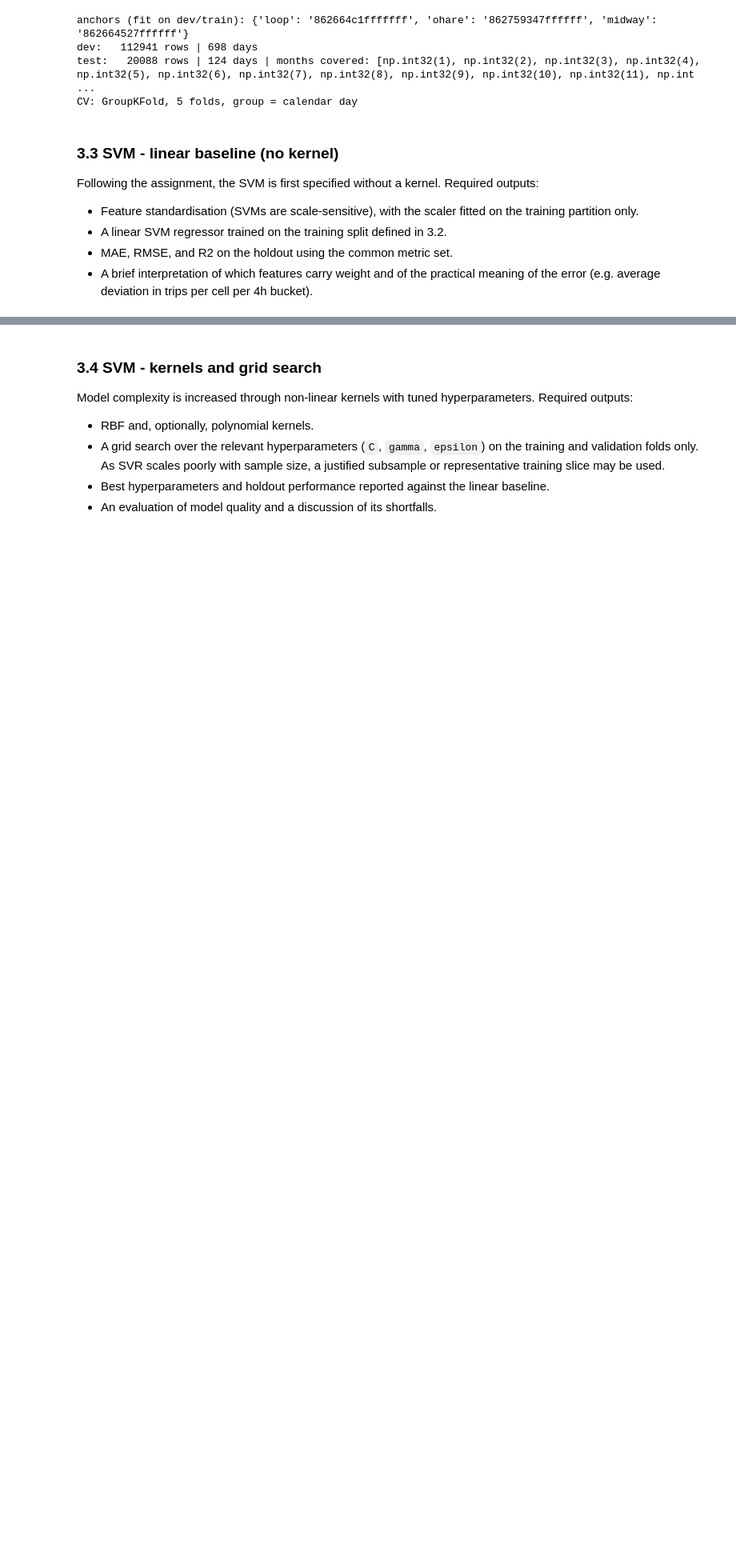
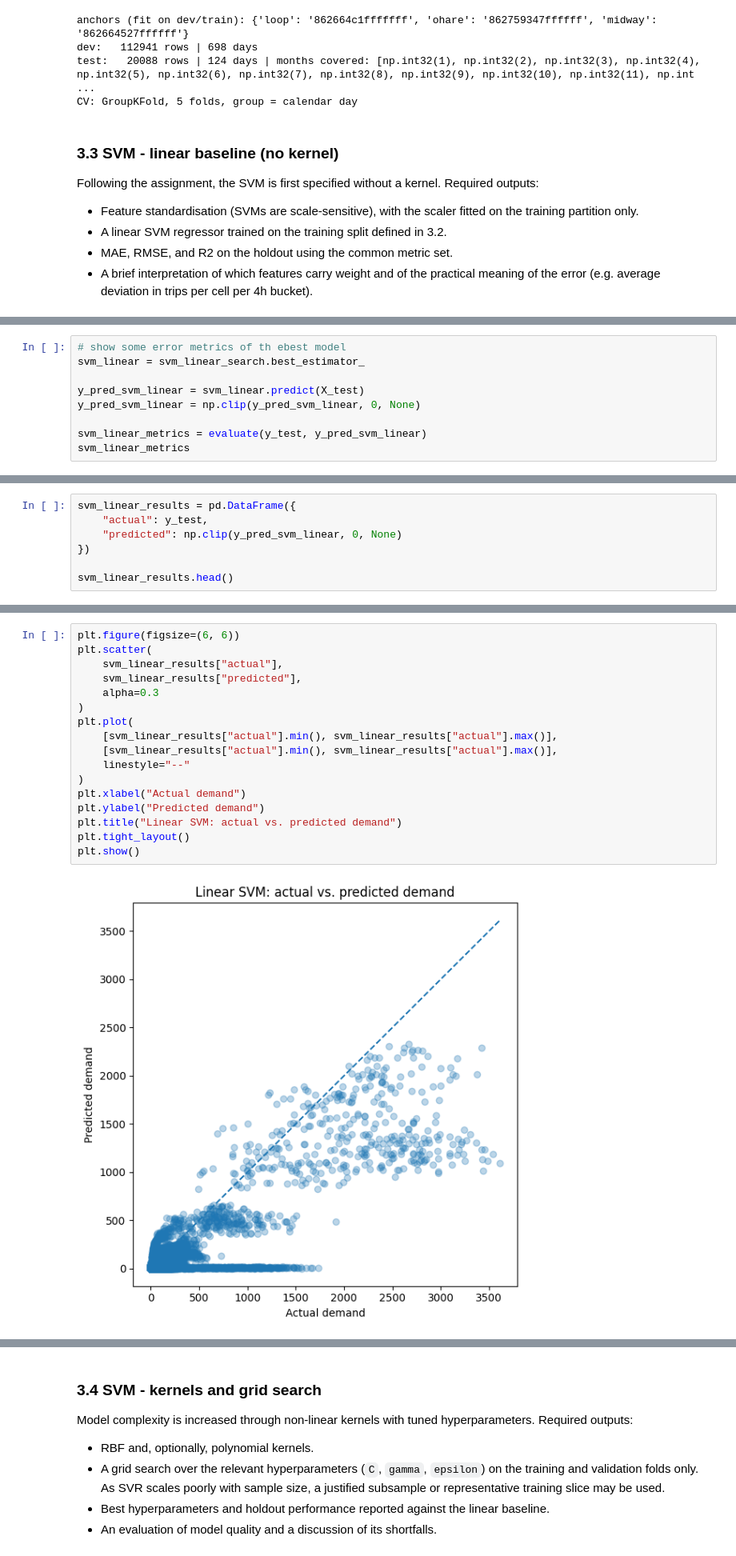
Before and after one commit to mariusmeurer/AAA-assignment, a Jupyter notebook: task3/Task3.ipynb, the cells around one changed output, grey strips where cells are left out. Shown at 80% size. Saved outputs shown, nothing was run; the diff lists cells and outputs as text; blank space fills up the shorter version.

```diff
--- a/task3/Task3.ipynb
+++ b/task3/Task3.ipynb
@@ -356,0 +388,9 @@ Following the assignment, the SVM is first specified without a kernel. Required
+# %%
+# show some error metrics of th ebest model
+svm_linear = svm_linear_search.best_estimator_
+
+y_pred_svm_linear = svm_linear.predict(X_test)
+y_pred_svm_linear = np.clip(y_pred_svm_linear, 0, None)
+
+svm_linear_metrics = evaluate(y_test, y_pred_svm_linear)
+svm_linear_metrics
@@ -356,0 +403,7 @@ Following the assignment, the SVM is first specified without a kernel. Required
+# %%
+svm_linear_results = pd.DataFrame({
+    "actual": y_test,
+    "predicted": np.clip(y_pred_svm_linear, 0, None)
+})
+
+svm_linear_results.head()
@@ -356,0 +417,19 @@ Following the assignment, the SVM is first specified without a kernel. Required
+# %%
+plt.figure(figsize=(6, 6))
+plt.scatter(
+    svm_linear_results["actual"],
+    svm_linear_results["predicted"],
+    alpha=0.3
+)
+plt.plot(
+    [svm_linear_results["actual"].min(), svm_linear_results["actual"].max()],
+    [svm_linear_results["actual"].min(), svm_linear_results["actual"].max()],
+    linestyle="--"
+)
+plt.xlabel("Actual demand")
+plt.ylabel("Predicted demand")
+plt.title("Linear SVM: actual vs. predicted demand")
+plt.tight_layout()
+plt.show()
+# %% [output]
+[figure, added]
```
Also changed, not shown: parts of 13 cells of this notebook, 2 other files.
